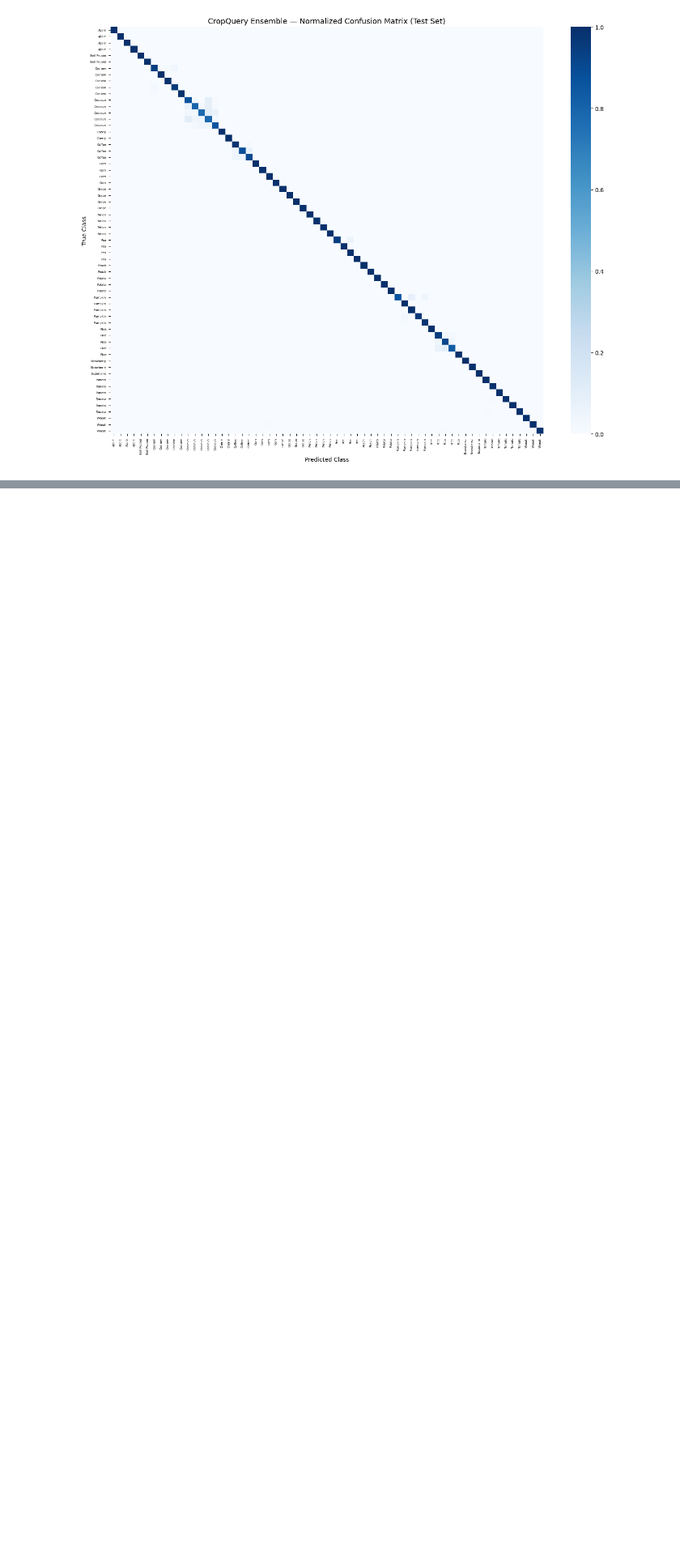
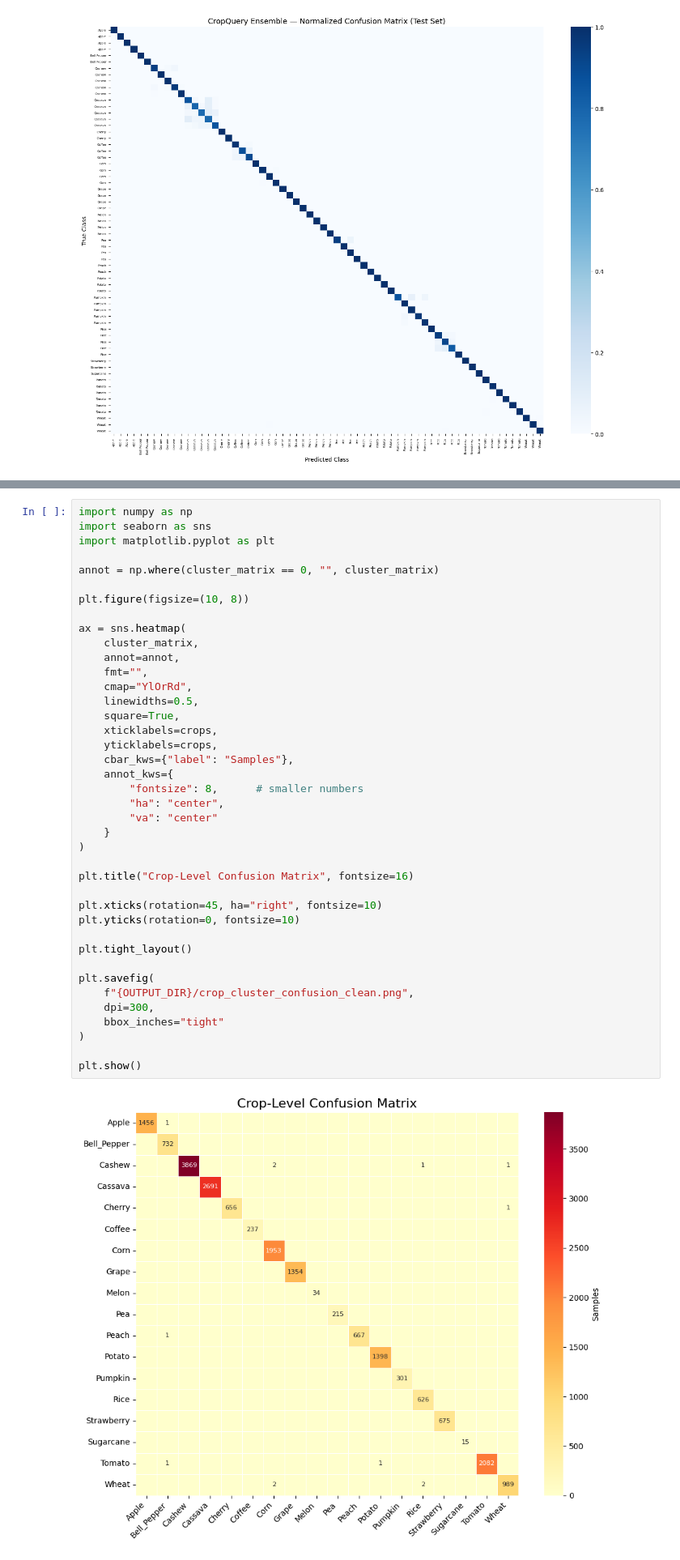
Before and after one commit to Vitthal-Jauhari/Crop-Query, a Jupyter notebook: notebooks/cropquery-eval.ipynb, the cells around one changed output, grey strips where cells are left out. Shown at 81% size. Cells and saved outputs as stored; diff of their text form; blank space fills up the shorter version.

```diff
--- a/notebooks/cropquery-eval.ipynb
+++ b/notebooks/cropquery-eval.ipynb
@@ -913,0 +1071,42 @@ plt.show()
+# %%
+import numpy as np
+import seaborn as sns
+import matplotlib.pyplot as plt
+
+annot = np.where(cluster_matrix == 0, "", cluster_matrix)
+
+plt.figure(figsize=(10, 8))
+
+ax = sns.heatmap(
+    cluster_matrix,
+    annot=annot,
+    fmt="",
+    cmap="YlOrRd",
+    linewidths=0.5,
+    square=True,
+    xticklabels=crops,
+    yticklabels=crops,
+    cbar_kws={"label": "Samples"},
+    annot_kws={
+        "fontsize": 8,      # smaller numbers
+        "ha": "center",
+        "va": "center"
+    }
+)
+
+plt.title("Crop-Level Confusion Matrix", fontsize=16)
+
+plt.xticks(rotation=45, ha="right", fontsize=10)
+plt.yticks(rotation=0, fontsize=10)
+
+plt.tight_layout()
+
+plt.savefig(
+    f"{OUTPUT_DIR}/crop_cluster_confusion_clean.png",
+    dpi=300,
+    bbox_inches="tight"
+)
+
+plt.show()
+# %% [output]
+[figure, added]
```
Also changed, not shown: parts of 9 cells of this notebook, 2 other files.
